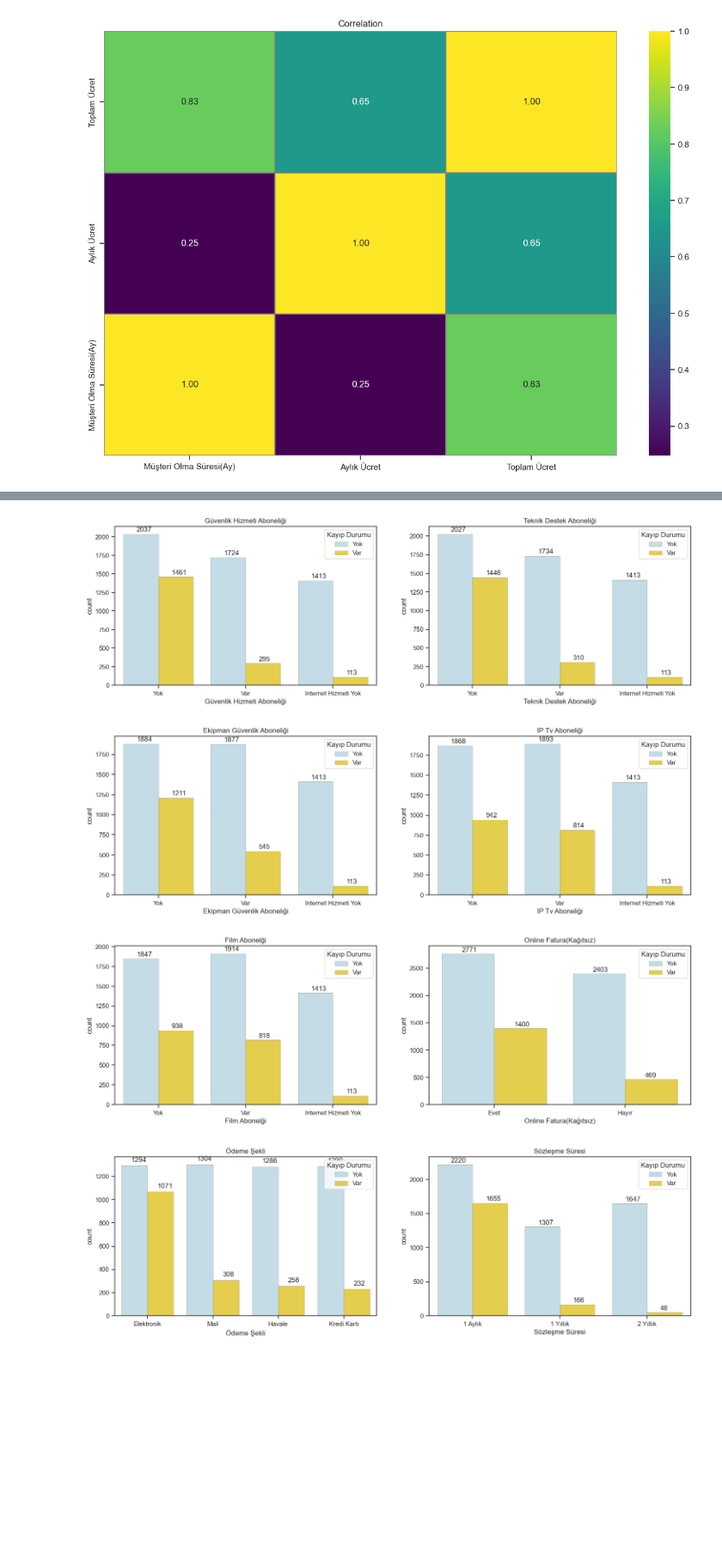
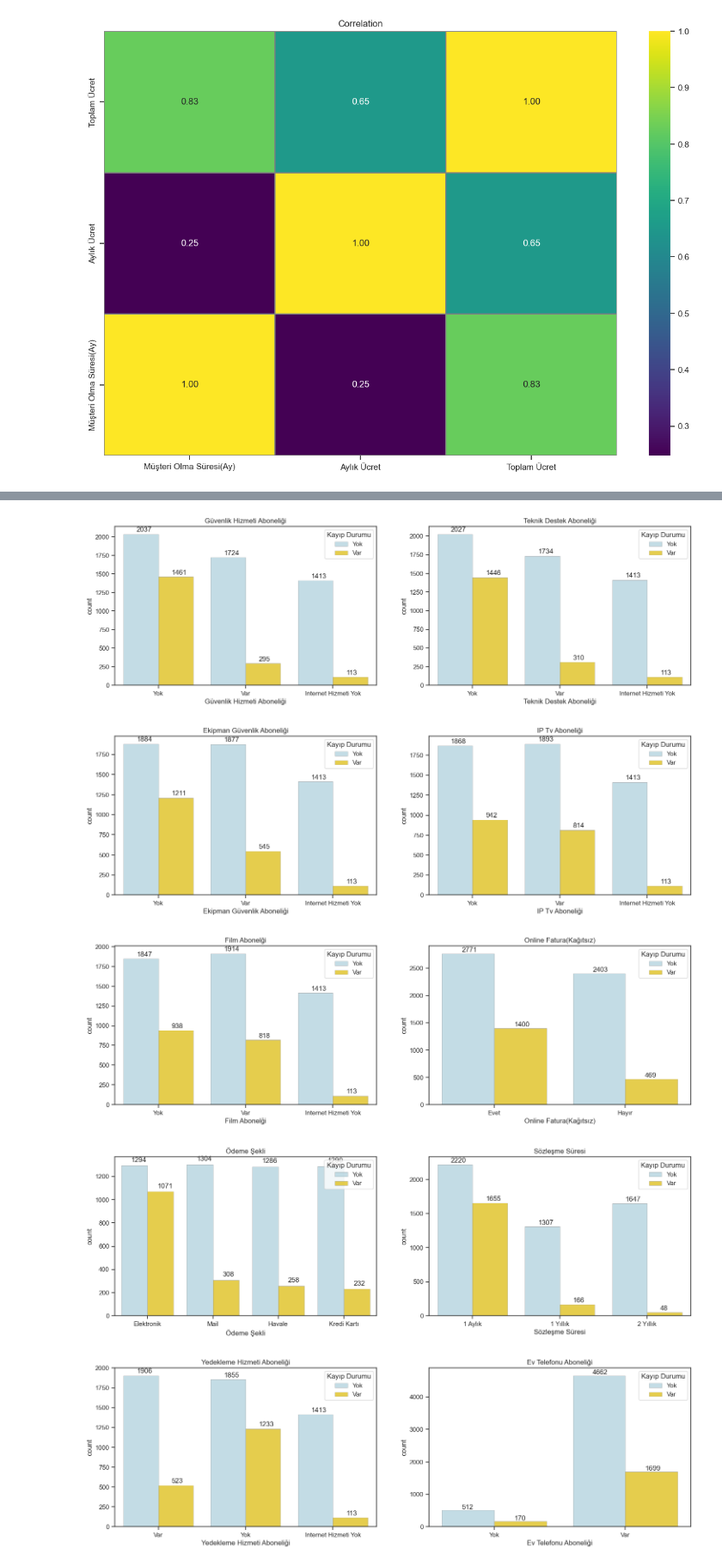
Before and after one commit to Serkankizilirmak/Musteri-Kayip-Analizi, a Jupyter notebook: Descriptive Analysis&EDA.ipynb, the cells around one changed output, grey strips where cells are left out. Shown at 86% size. Drawn from its saved outputs; the diff is of its cells as text; code cells hidden in the pictures; blank space fills up the shorter version.

```diff
--- a/Descriptive Analysis&EDA.ipynb
+++ b/Descriptive Analysis&EDA.ipynb
@@ -249,16 +204,18 @@ barplot('Ödeme Şekli', True)
 # %%
 plot_distribution_cat('65 Yaş Üstü', 'Cinsiyet', df)
 plot_distribution_cat('Medeni Durum', 'Bakma Sorumluluğu', df)
 plot_distribution_cat('Birden Fazla Abonelik Durumu', 'İnternet Aboneliği', df)
 plot_distribution_cat('Güvenlik Hizmeti Aboneliği', 'Teknik Destek Aboneliği', df)
 plot_distribution_cat('Ekipman Güvenlik Aboneliği', 'IP Tv Aboneliği',df)
 plot_distribution_cat('Film Abonelği', 'Online Fatura(Kağıtsız)',df)
 plot_distribution_cat('Ödeme Şekli', 'Sözleşme Süresi',df)
+plot_distribution_cat('Yedekleme Hizmeti Aboneliği', 'Ev Telefonu Aboneliği',df)
 # %% [output]
 [figure]
 [figure]
 [figure]
 [figure]
 [figure]
 [figure]
 [figure]
+[figure, added]
```
Also changed, not shown: parts of 17 cells of this notebook.
